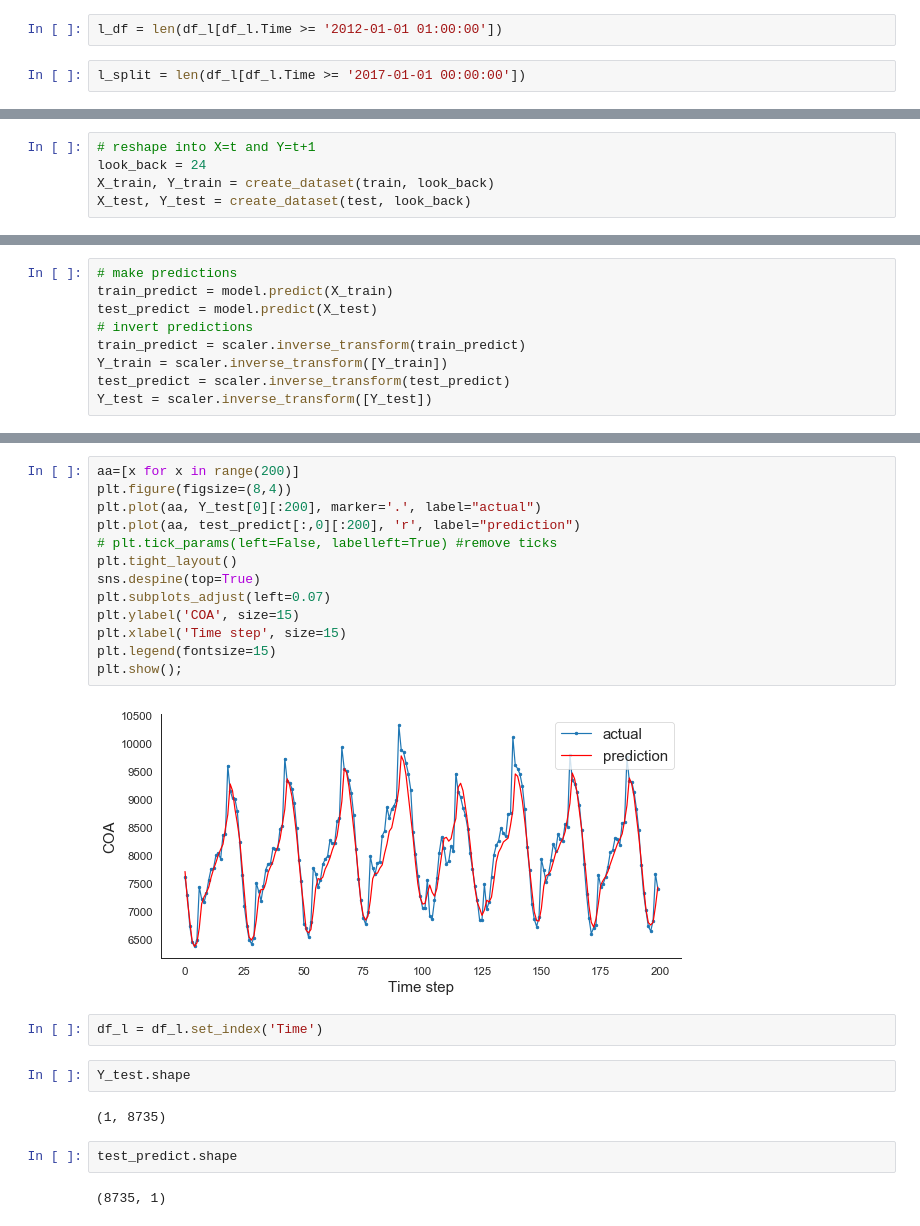
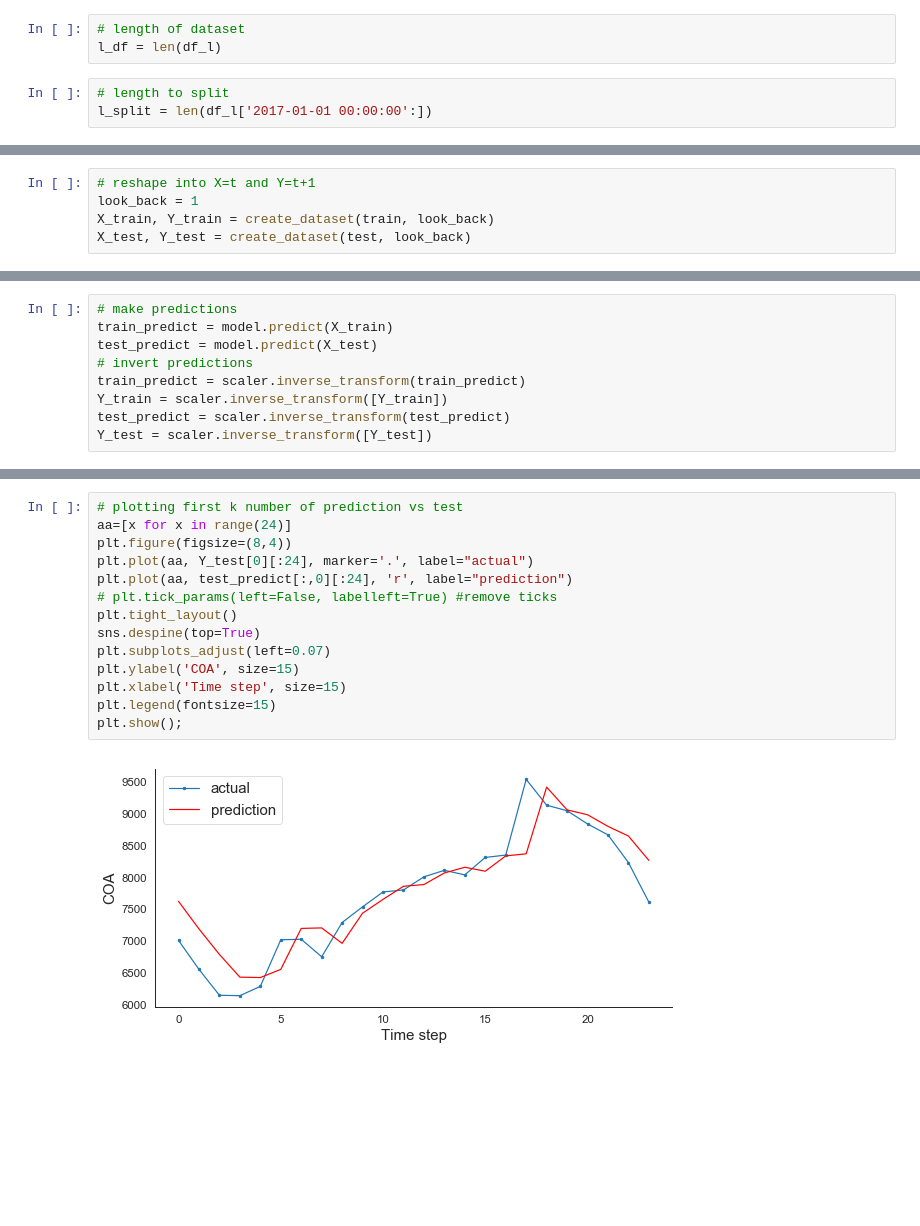
Before and after one commit to IbrahimYahyaHakami/DSI-5-capstone, a Jupyter notebook: code/COA-RNN-hourly.ipynb, the cells around one changed output, grey strips where cells are left out. Drawn from its saved outputs; the diff is of its cells as text; blank space fills up the shorter version.

```diff
--- a/code/COA-RNN-hourly.ipynb
+++ b/code/COA-RNN-hourly.ipynb
@@ -120,4 +125,6 @@ Data has no unit root and is stationary
+# %%
+# length of dataset
+l_df = len(df_l)
 # %%
-l_df = len(df_l[df_l.Time >= '2012-01-01 01:00:00'])
+# length to split
+l_split = len(df_l['2017-01-01 00:00:00':])
-# %%
-l_split = len(df_l[df_l.Time >= '2017-01-01 00:00:00'])
@@ -165,6 +153,6 @@ len(test)
 # %%
 # reshape into X=t and Y=t+1
-look_back = 24
+look_back = 1
 X_train, Y_train = create_dataset(train, look_back)
 X_test, Y_test = create_dataset(test, look_back)
 # %%
@@ -237,25 +234,16 @@ plt.show();
 # %%
-aa=[x for x in range(200)]
+# plotting first k number of prediction vs test
+aa=[x for x in range(24)]
 plt.figure(figsize=(8,4))
-plt.plot(aa, Y_test[0][:200], marker='.', label="actual")
-plt.plot(aa, test_predict[:,0][:200], 'r', label="prediction")
+plt.plot(aa, Y_test[0][:24], marker='.', label="actual")
+plt.plot(aa, test_predict[:,0][:24], 'r', label="prediction")
 # plt.tick_params(left=False, labelleft=True) #remove ticks
 plt.tight_layout()
 sns.despine(top=True)
 plt.subplots_adjust(left=0.07)
 plt.ylabel('COA', size=15)
 plt.xlabel('Time step', size=15)
 plt.legend(fontsize=15)
 plt.show();
 # %% [output]
-[figure, old version]
+[figure, new version]
-# %%
-df_l = df_l.set_index('Time')
-# %%
-Y_test.shape
-# %% [output]
-(1, 8735)
-# %%
-test_predict.shape
-# %% [output]
-(8735, 1)
```
Also changed, not shown: parts of 35 cells of this notebook, 7 other files.
